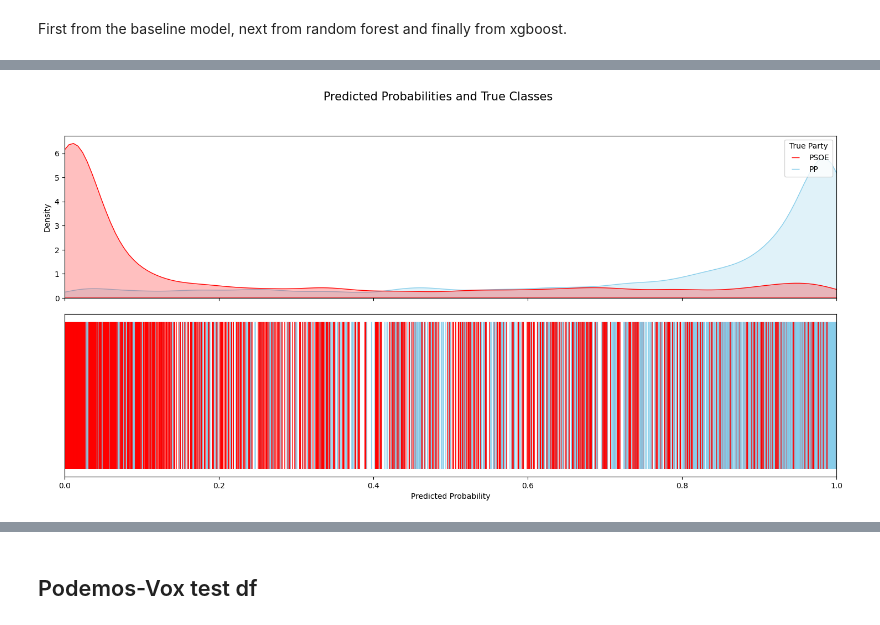
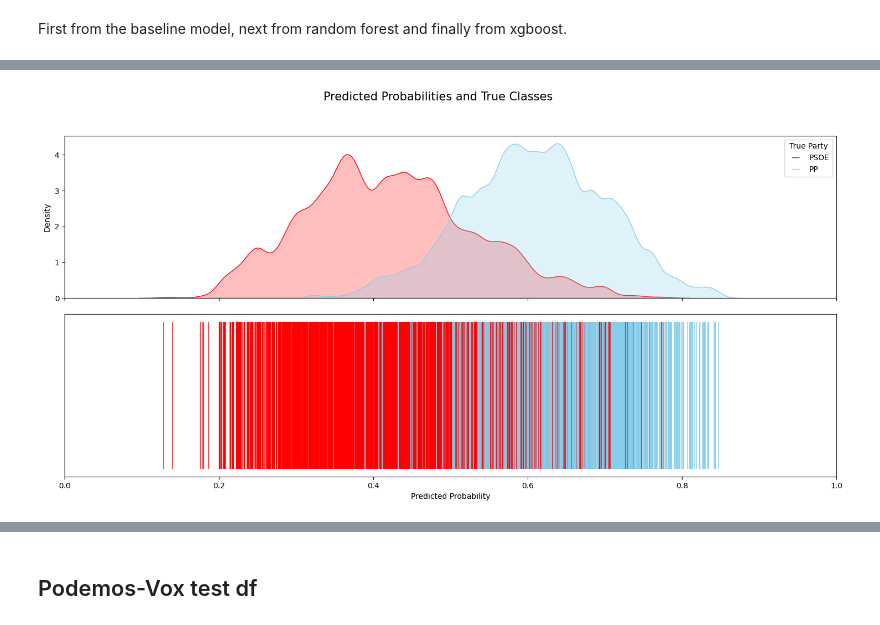
Before and after one commit to guill-mr/Speech_Classification_in_Spanish_Parliament_with_Transformers, a Jupyter notebook: RF_XGB_base_models.ipynb, the cells around one changed output, grey strips where cells are left out. Saved outputs shown, nothing was run; the diff lists cells and outputs as text; code cells hidden in the pictures.

```diff
--- a/RF_XGB_base_models.ipynb
+++ b/RF_XGB_base_models.ipynb
@@ -1014,29 +923,4 @@ plt.show()
-# %%
-# Two subplots
-fig, axes = plt.subplots(2, 1, figsize=(18, 8), sharex=True, gridspec_kw={'height_ratios': [1, 1], 'hspace': 0.1})
-
-# Plot density plots for each class on the first subplot (axes[0])
-sns.kdeplot(data=pred_data_xgb[pred_data_xgb['true'] == 1]['pred'], ax=axes[0], color='skyblue', fill=True, bw_adjust=0.5)
-sns.kdeplot(data=pred_data_xgb[pred_data_xgb['true'] == 0]['pred'], ax=axes[0], color='red', fill=True, bw_adjust=0.5)
-axes[0].set_ylabel('Density')
-axes[0].set_ylim(bottom=0)
-
-# Custom legend for the bottom plot
-legend_class_0 = mlines.Line2D([], [], color='red', marker='_', linestyle='None', markersize=10, label='PSOE')
-legend_class_1 = mlines.Line2D([], [], color='skyblue', marker='_', linestyle='None', markersize=10, label='PP')
-axes[0].legend(handles=[legend_class_0, legend_class_1], title='True Party')
-
-# Plot vertical lines for each observation on the second subplot (axes[1])
-for _, row in pred_data_xgb.iterrows():
-    axes[1].vlines(row['pred'], ymin=0, ymax=1, color='skyblue' if row['true'] == 1 else 'red', alpha=0.7)
-
-
-# Common settings for the whole figure
-axes[1].set_xlabel('Predicted Probability')
-axes[1].set_yticks([])
-plt.xlim([0.0, 1.0])
-plt.suptitle('Predicted Probabilities and True Classes', fontsize=15)
-
-plt.show()
-# %% [output]
-[figure, removed]
+# %%
+cool_party_plot(pred_data, 'red', 'skyblue', 'PSOE', 'PP')
+# %% [output]
+[figure, added]
```
Also changed, not shown: parts of 39 cells of this notebook, 4 other files.
